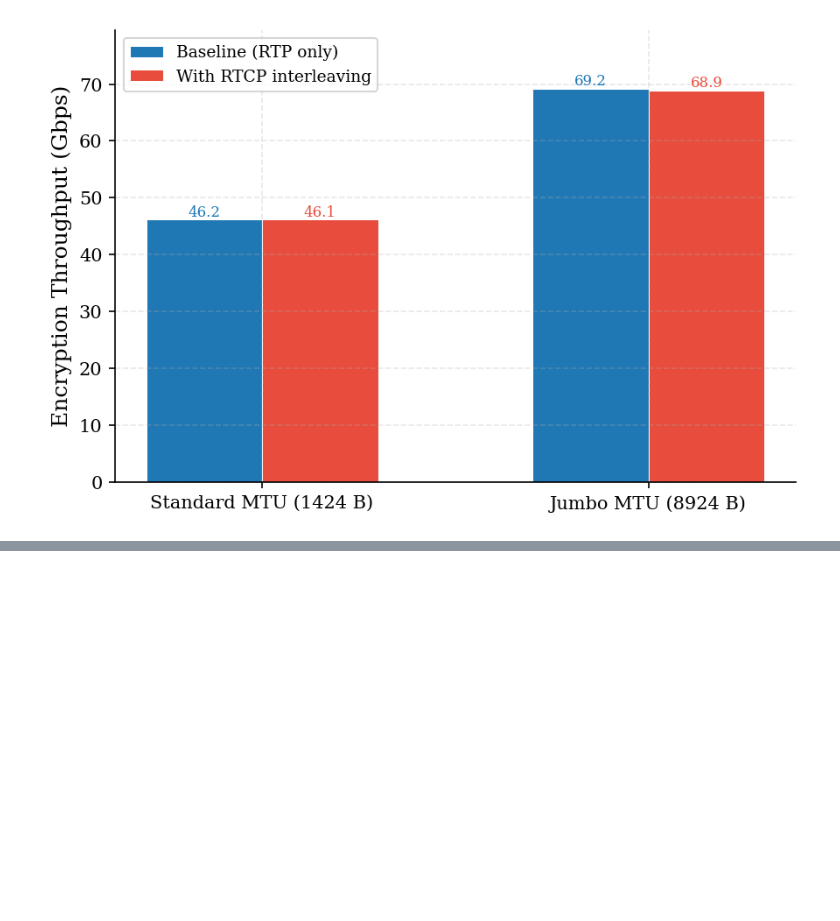
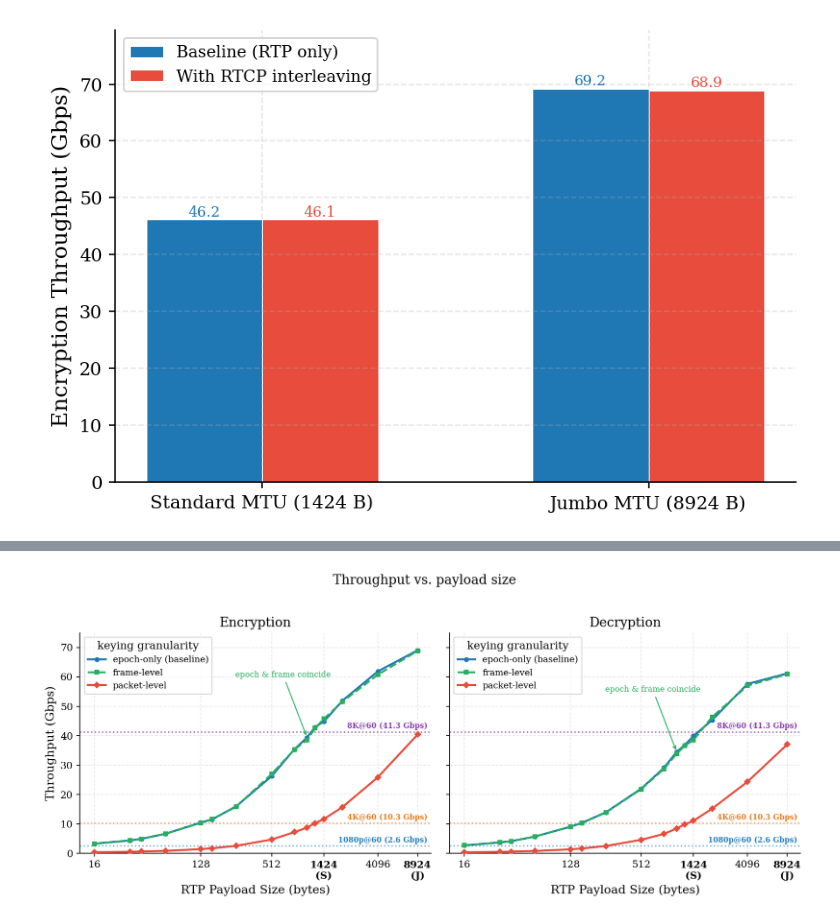
Before and after one commit to spring-epfl/SafeCast, a Jupyter notebook: figures_from_benches.ipynb, the cells around one changed output, grey strips where cells are left out. Drawn from its saved outputs; the diff is of its cells as text; code cells hidden in the pictures; blank space fills up the shorter version.

Commit message:
figure 1 for ideal granularity bench

```diff
--- a/figures_from_benches.ipynb
+++ b/figures_from_benches.ipynb
@@ -1223,0 +1233,73 @@ Jumbo MTU (8924 B)                69.20        68.93    -0.39%
+# %%
+# --- Figure 9: granularity throughput + uncompressed-video format lines ---
+
+# loading the three series (epoch/frame/packet) for both directions from the
+# criterion results; keys are payload sizes, values mean_ns + Gbps
+GRAN = ['epoch', 'frame', 'packet']
+gran_protect = {g: load_criterion_results(CRITERION_DIR / 'granularity_protect' / g) for g in GRAN}
+gran_unprotect = {g: load_criterion_results(CRITERION_DIR / 'granularity_unprotect' / g) for g in GRAN}
+
+# per-granularity line styles
+GRAN_STYLE = {
+    'epoch':  dict(color='#1f77b4', marker='o', ls='-',  label='epoch-only (baseline)'),
+    'frame':  dict(color='#27ae60', marker='s', ls='--', label='frame-level'),
+    'packet': dict(color='#e74c3c', marker='D', ls='-',  label='packet-level'),
+}
+
+# uncompressed ST 2110 reference bitrates (from EBU):
+# these are the rates the formats require; the measured lines are capacity,
+# so a format is feasible where the capacity line sits above its reference line
+GRAN_VIDEO = [('1080p@60', 2.58, '#2980b9'), ('4K@60', 10.32, '#e67e22'), ('8K@60', 41.29, '#8e44ad')]
+# (S) = ST 2110-10 standard MTU, (J) = jumbo
+GRAN_XT = [16, 128, 512, 1424, 4096, 8924]
+GRAN_XL = ['16', '128', '512', '1424\n(S)', '4096', '8924\n(J)']
+
+# x-axis styling: log2 scale, fixed ticks, bold MTU labels
+def _gran_style_x(ax):
+    ax.set_xscale('log', base=2)
+    ax.set_xticks(GRAN_XT); ax.set_xticklabels(GRAN_XL)
+    ax.xaxis.set_minor_formatter(ticker.NullFormatter())
+    for lbl in ax.xaxis.get_ticklabels():
+        if '(S)' in lbl.get_text() or '(J)' in lbl.get_text():
+            lbl.set_fontweight('bold')
+
+# two panels sharing the y axis: encryption left, decryption right
+fig, axes = plt.subplots(1, 2, figsize=(11, 4.6), sharey=True)
+for ax, data, title in [(axes[0], gran_protect, 'Encryption'),
+                        (axes[1], gran_unprotect, 'Decryption')]:
+    # --- the three measured frequency legend ---
+    for g in GRAN:
+        xs = np.array(list(data[g].keys()))
+        ys = np.array([data[g][s]['throughput_gbps'] for s in xs])
+        ax.plot(xs, ys, **GRAN_STYLE[g], linewidth=2, markersize=4, zorder=5)
+    # --- horizontal required-bitrate reference lines per video format ---
+    for name, br, col in GRAN_VIDEO:
+        ax.axhline(br, color=col, ls=':', lw=1.4, alpha=0.7)
+        ax.text(0.99, br + 0.6, f'{name} ({br:.1f} Gbps)', transform=ax.get_yaxis_transform(),
+                ha='right', va='bottom', fontsize=7.5, color=col, fontweight='bold')
+    _gran_style_x(ax)
+    # label of x-axis
+    ax.set_xlabel('RTP Payload Size (bytes)'); ax.set_title(title)
+    ax.set_xlim(12, 8924 * 1.3); ax.set_ylim(0, 75)
+
+# text saying that the epoch and frame lines sit on top of each other
+axes[0].annotate('epoch & frame coincide', xy=(1024, gran_protect['epoch'][1024]['throughput_gbps']),
+                 xytext=(640, 60), fontsize=8, ha='center', color='#27ae60',
+                 arrowprops=dict(arrowstyle='->', color='#27ae60', lw=1))
+axes[1].annotate('epoch & frame coincide', xy=(1024, gran_unprotect['epoch'][1024]['throughput_gbps']),
+                 xytext=(640, 55), fontsize=8, ha='center', color='#27ae60',
+                 arrowprops=dict(arrowstyle='->', color='#27ae60', lw=1))
+# label of y-axis
+axes[0].set_ylabel('Throughput (Gbps)')
+axes[0].legend(loc='upper left', title='keying granularity')
+axes[1].legend(loc='upper left', title='keying granularity')
+
+## title
+fig.suptitle('Throughput vs. payload size', y=1.02, fontsize=13)
+plt.tight_layout()
+# saving to both PDF and PNG
+plt.savefig(FIGURES_DIR / 'fig9_granularity_throughput.pdf')
+plt.savefig(FIGURES_DIR / 'fig9_granularity_throughput.png')
+plt.show()
+# %% [output]
+[figure, added]
```
Also changed, not shown: parts of 1 cell of this notebook.
